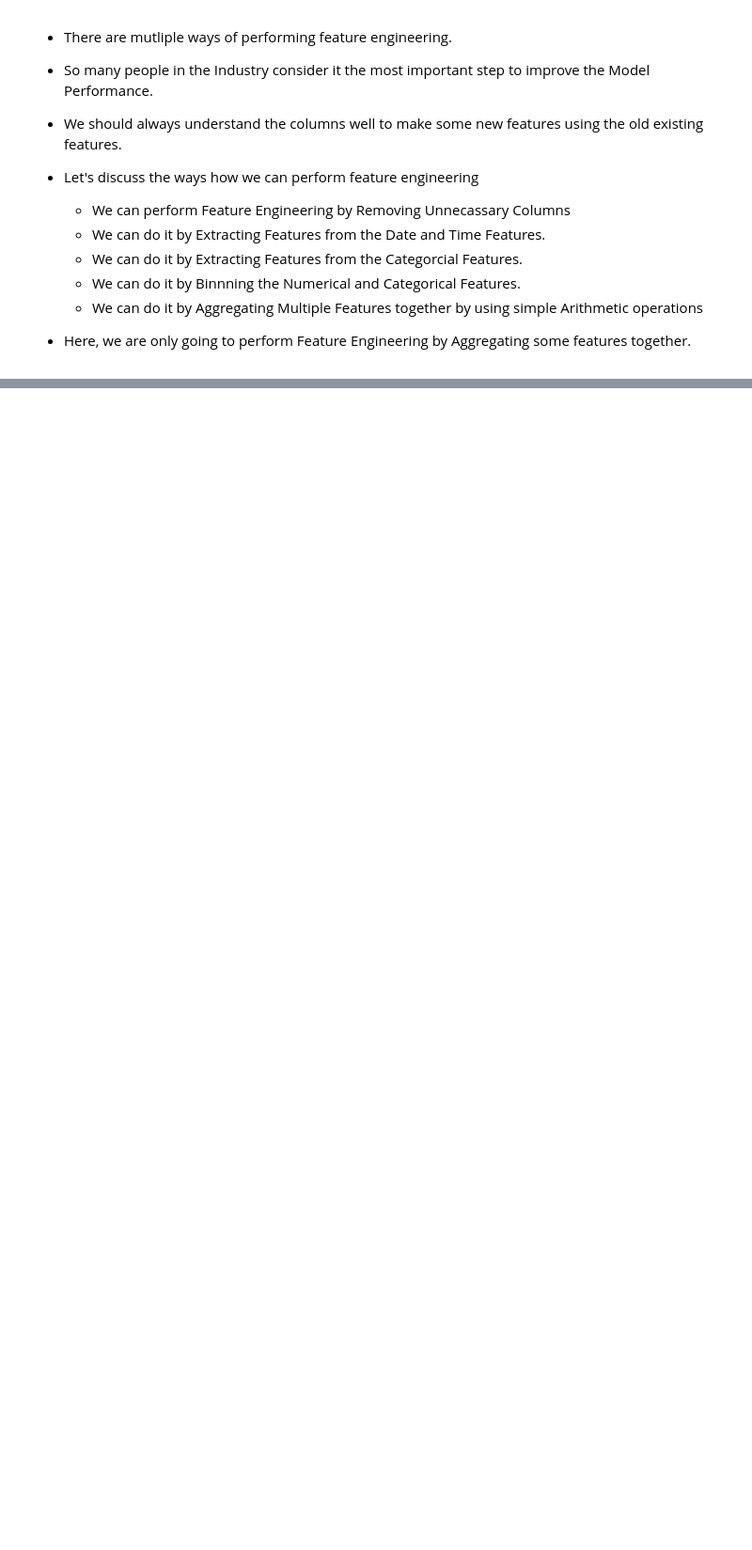
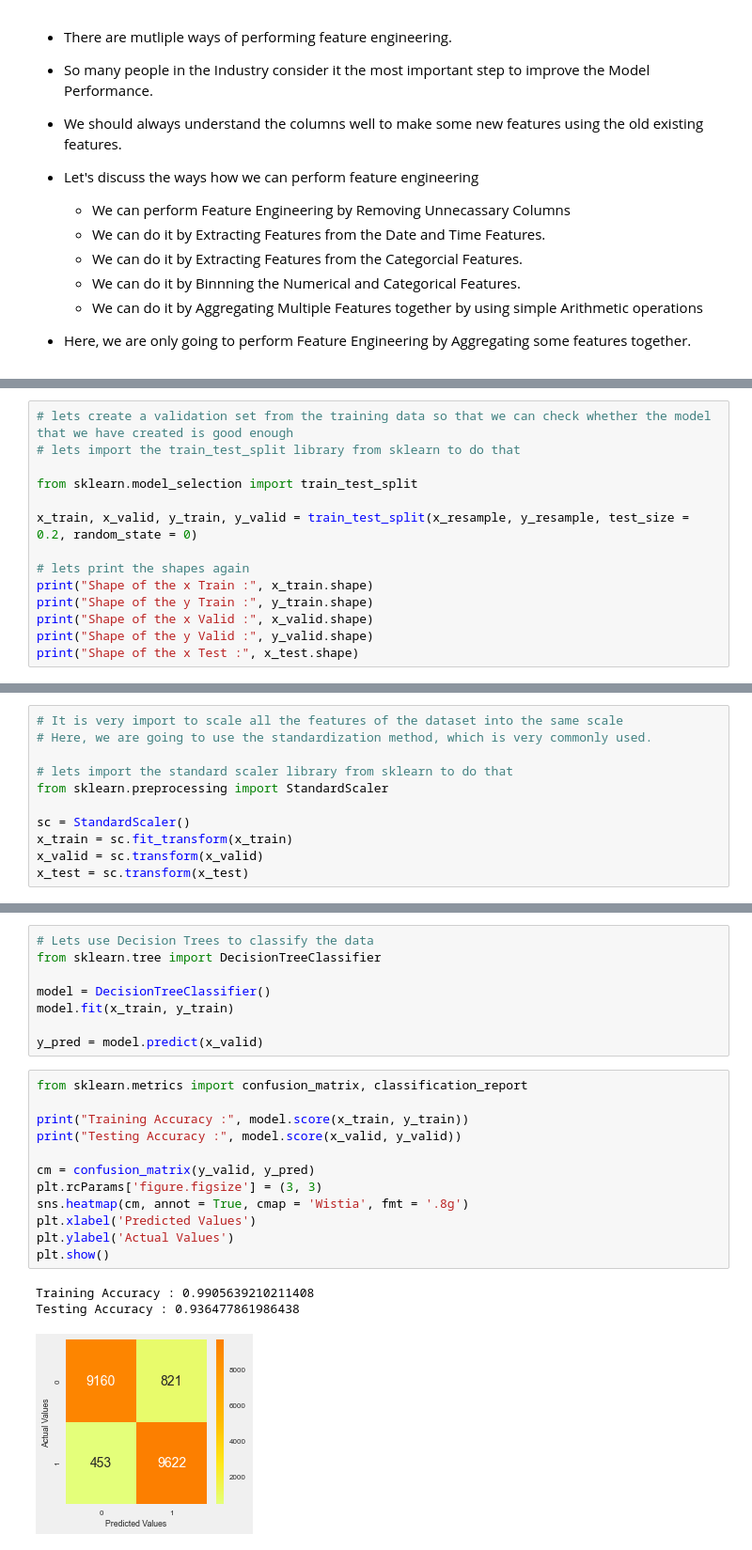
Before and after one commit to TheGithubMafia/TheGithubMafia_696efe54-1b30-40dd-8360-9a2944268894, a Jupyter notebook: Promotion.ipynb, the cells around one changed output, grey strips where cells are left out. Shown at 94% size. Drawn from its saved outputs; the diff is of its cells as text; blank space fills up the shorter version.

```diff
--- a/Promotion.ipynb
+++ b/Promotion.ipynb
@@ -569,0 +754,14 @@ Feature engineering is the process of using domain knowledge to extract features
+# %%
+# lets create a validation set from the training data so that we can check whether the model that we have created is good enough
+# lets import the train_test_split library from sklearn to do that
+
+from sklearn.model_selection import train_test_split
+
+x_train, x_valid, y_train, y_valid = train_test_split(x_resample, y_resample, test_size = 0.2, random_state = 0)
+
+# lets print the shapes again
+print("Shape of the x Train :", x_train.shape)
+print("Shape of the y Train :", y_train.shape)
+print("Shape of the x Valid :", x_valid.shape)
+print("Shape of the y Valid :", y_valid.shape)
+print("Shape of the x Test :", x_test.shape)
@@ -569,0 +778,11 @@ Feature engineering is the process of using domain knowledge to extract features
+# %%
+# It is very import to scale all the features of the dataset into the same scale
+# Here, we are going to use the standardization method, which is very commonly used.
+
+# lets import the standard scaler library from sklearn to do that
+from sklearn.preprocessing import StandardScaler
+
+sc = StandardScaler()
+x_train = sc.fit_transform(x_train)
+x_valid = sc.transform(x_valid)
+x_test = sc.transform(x_test)
@@ -569,0 +800,24 @@ Feature engineering is the process of using domain knowledge to extract features
+# %%
+# Lets use Decision Trees to classify the data
+from sklearn.tree import DecisionTreeClassifier
+
+model = DecisionTreeClassifier()
+model.fit(x_train, y_train)
+
+y_pred = model.predict(x_valid)
+# %%
+from sklearn.metrics import confusion_matrix, classification_report
+
+print("Training Accuracy :", model.score(x_train, y_train))
+print("Testing Accuracy :", model.score(x_valid, y_valid))
+
+cm = confusion_matrix(y_valid, y_pred)
+plt.rcParams['figure.figsize'] = (3, 3)
+sns.heatmap(cm, annot = True, cmap = 'Wistia', fmt = '.8g')
+plt.xlabel('Predicted Values')
+plt.ylabel('Actual Values')
+plt.show()
+# %% [output]
+Training Accuracy : 0.9905639210211408
+Testing Accuracy : 0.936477861986438
+[figure, added]
```
Also changed, not shown: parts of 24 cells of this notebook.
